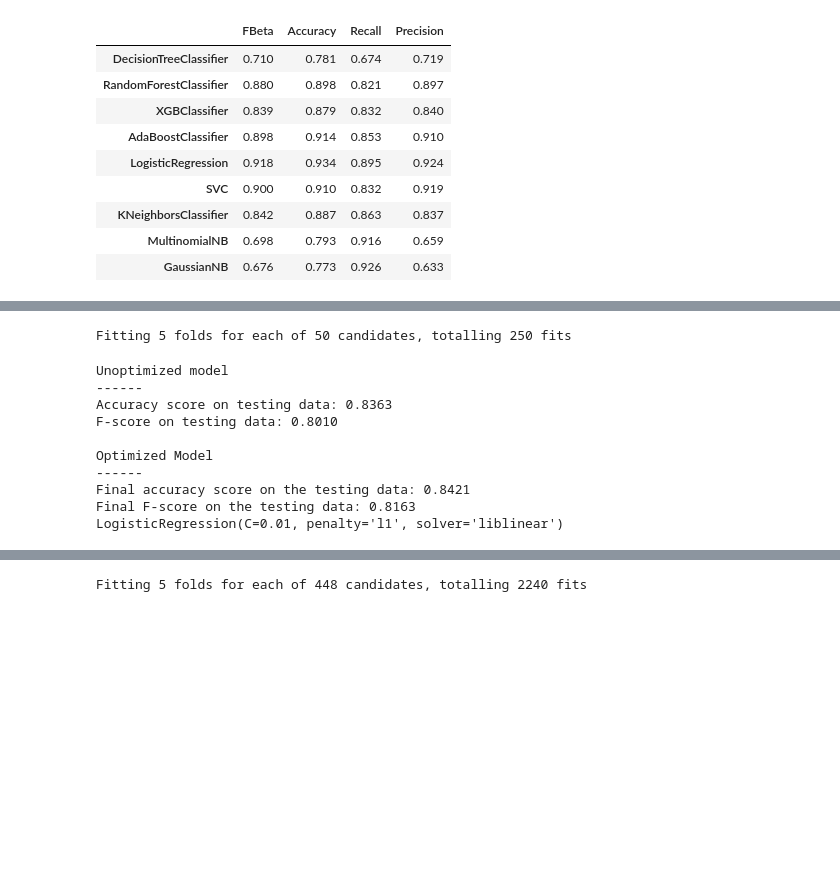
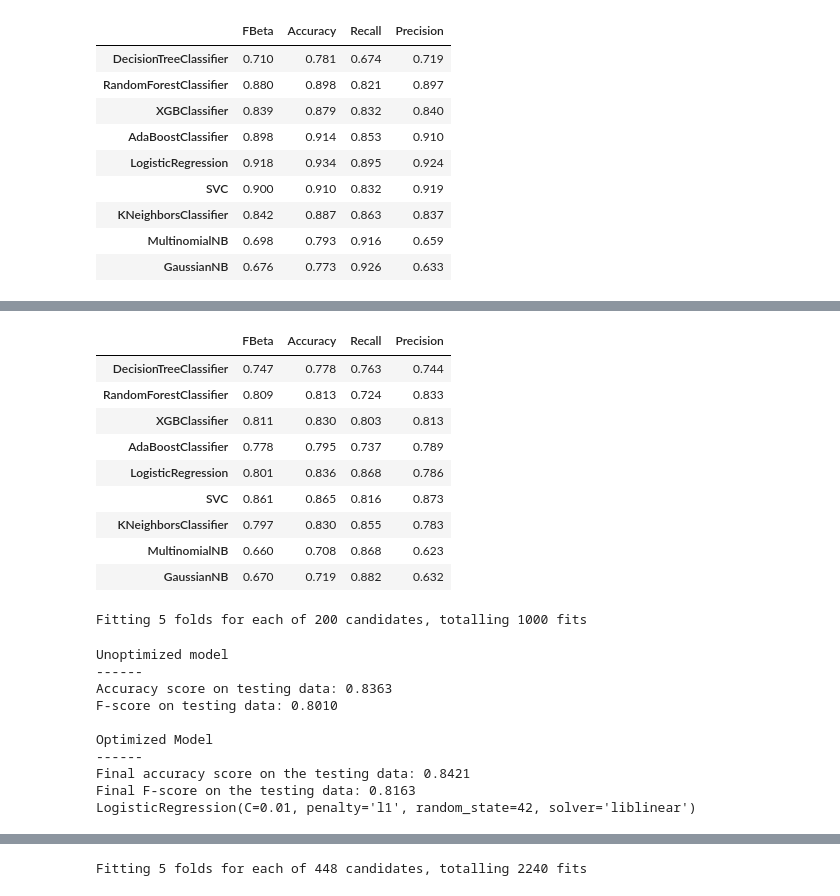
Before and after one commit to DrKroll/machine-learning-rhythm-authorship, a Jupyter notebook: authorship_rhythm_ml.ipynb, the cells around one changed output, grey strips where cells are left out. Cells and saved outputs as stored; diff of their text form; code cells hidden in the pictures; blank space fills up the shorter version.

Commit message:
notebook mira la diferencia entre los accuracy scores

```diff
--- a/authorship_rhythm_ml.ipynb
+++ b/authorship_rhythm_ml.ipynb
@@ -231,0 +234,10 @@ display(nice_scores(y_train, result_dict))
+# %%
+pred_ytest_dict = {}
+fitted_models_dict = {}
+for model in list_of_models:
+    start_time = time.time()
+    model_name = type(model).__name__
+    fitted_models_dict[model_name] = model.fit(X_train, y_train)
+    pred_ytest_dict[model_name] = model.predict(X_test)
+    end_time = time.time()
+    print(f"{model_name} - Time taken: {end_time - start_time:.2f} seconds")
@@ -232,28 +255,40 @@ display(nice_scores(y_train, result_dict))
+# %%
+display(nice_scores(y_test, pred_ytest_dict))
+# %% [output]
+|  | FBeta | Accuracy | Recall | Precision |
+| DecisionTreeClassifier | 0.747 | 0.778 | 0.763 | 0.744 |
+| RandomForestClassifier | 0.809 | 0.813 | 0.724 | 0.833 |
+| XGBClassifier | 0.811 | 0.830 | 0.803 | 0.813 |
+| AdaBoostClassifier | 0.778 | 0.795 | 0.737 | 0.789 |
+| LogisticRegression | 0.801 | 0.836 | 0.868 | 0.786 |
+| SVC | 0.861 | 0.865 | 0.816 | 0.873 |
+| KNeighborsClassifier | 0.797 | 0.830 | 0.855 | 0.783 |
+| MultinomialNB | 0.660 | 0.708 | 0.868 | 0.623 |
+| GaussianNB | 0.670 | 0.719 | 0.882 | 0.632 |
 # %%
 #GridSerach for Logistic regression
 
-logistic_regression = LogisticRegression()
 
-param_grid = {'penalty': ['l1', 'l2'],
+param_grid = {'penalty': ['l1', 'l2', 'elasticnet', None],
               'C': [0.01, 0.1, 1, 10, 100],
+              'fit_intercept': [True, False],
               'solver': ['liblinear', 'newton-cg', 'newton-cholesky', 'sag', 'saga']}
 
 
 
-# TODO: Make an fbeta_score scoring object
+# Make an fbeta_score scoring object
 scorer = make_scorer(fbeta_score, beta=0.5)
 
-# TODO: Perform grid search on the classifier using 'scorer' as the scoring method
-grid_obj = GridSearchCV(logistic_regression, param_grid, scoring=scorer, verbose=1, n_jobs=-1)
+grid_obj = GridSearchCV(clf_lr, param_grid, scoring=scorer, verbose=1, n_jobs=-1)
 
-# TODO: Fit the grid search object to the training data and find the optimal parameters
+#Fit the grid search object to the training data and find the optimal parameters
 grid_fit = grid_obj.fit(X_train, y_train)
 
 # Get the estimator
 best_clf = grid_fit.best_estimator_
 
 # Make predictions using the unoptimized and model
-predictions = logistic_regression.fit(X_train, y_train).predict(X_test)
+predictions = clf_lr.fit(X_train, y_train).predict(X_test)
 best_predictions = best_clf.predict(X_test)
 
 # Report the before-and-afterscores
@@ -265,7 +300,7 @@ print("Final accuracy score on the testing data: {:.4f}".format(accuracy_score(y
 print("Final F-score on the testing data: {:.4f}".format(fbeta_score(y_test, best_predictions, beta = 0.5)))
 print(best_clf)
 # %% [output]
-Fitting 5 folds for each of 50 candidates, totalling 250 fits
+Fitting 5 folds for each of 200 candidates, totalling 1000 fits
 Unoptimized model
 ------
 Accuracy score on testing data: 0.8363
@@ -275,4 +310,4 @@ Optimized Model
 ------
 Final accuracy score on the testing data: 0.8421
 Final F-score on the testing data: 0.8163
-LogisticRegression(C=0.01, penalty='l1', solver='liblinear')
+LogisticRegression(C=0.01, penalty='l1', random_state=42, solver='liblinear')
```
Also changed, not shown: parts of 4 cells of this notebook.
